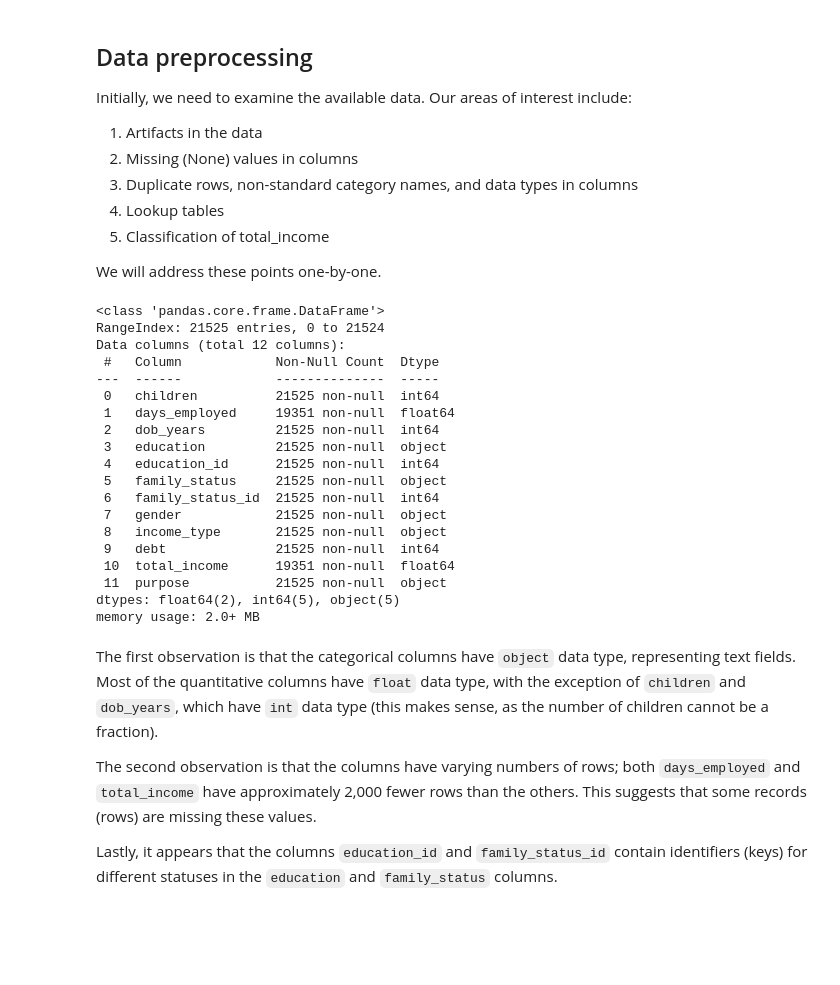
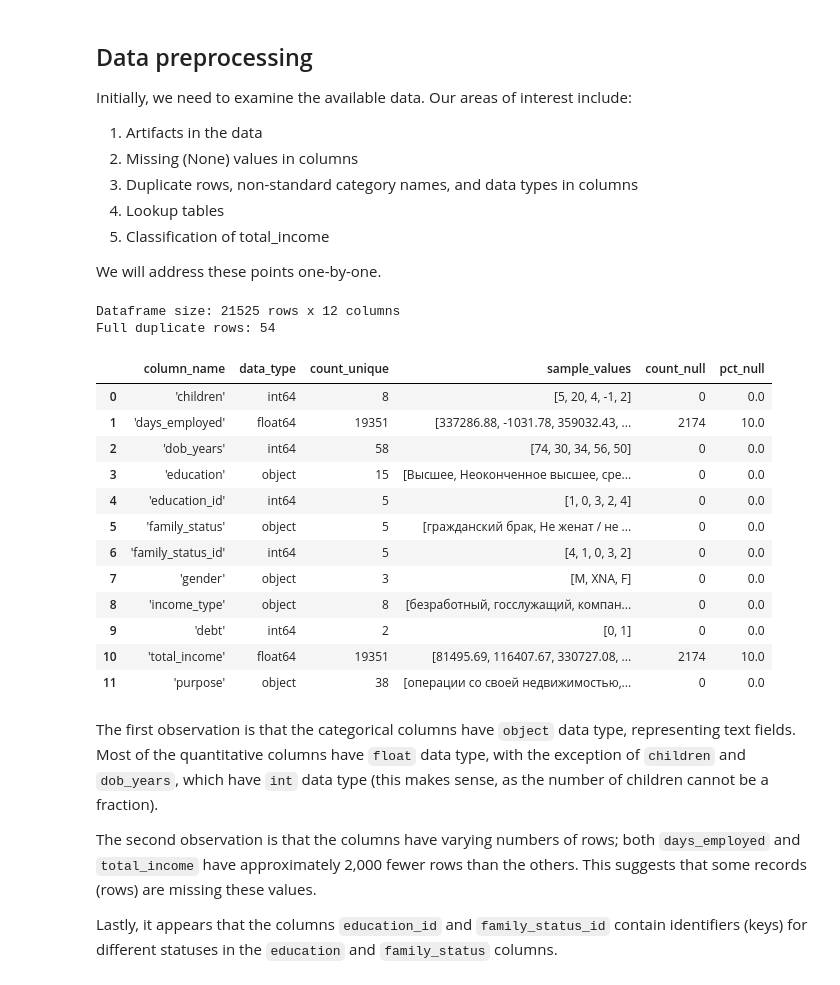
Before and after one commit to mskhmelik/yandex_data_analytics, a Jupyter notebook: Module_02/prj_credit_score.ipynb, the cells around one changed output. Saved outputs shown, nothing was run; the diff lists cells and outputs as text; code cells hidden in the pictures; blank space fills up the shorter version.

Commit message:
modified:   Module_02/prj_credit_score.ipynb changes:    added eda functions

```diff
--- a/Module_02/prj_credit_score.ipynb
+++ b/Module_02/prj_credit_score.ipynb
@@ -46,3 +45,39 @@ from itertools import product
 # %%
 FIG_WIDTH = 10 * 100
 FIG_HEIGHT = 5 * 100
+# %%
+def get_statistics(df: pd.DataFrame) -> pd.DataFrame:
+    """
+    Generate summary statistics for each column in a DataFrame.
+
+    Args:
+        df (pd.DataFrame): Input DataFrame.
+
+    Returns:
+        pd.DataFrame: DataFrame with column statistics, including column name, data type,
+                      count of unique values, a sample of unique values, null count, and
+                      percentage of null values.
+    """
+    rows_total = len(df)
+
+    stats_list = [
+        {
+            'column_name': f"'{column}'",
+            'data_type': str(df[column].dtype),
+            'count_unique': df[column].nunique(),
+            'sample_values': (
+                pd.Series(df[column].dropna().unique())
+                .sample(min(5, len(df[column].dropna().unique())))
+                .apply(lambda x: round(x, 2) if pd.api.types.is_numeric_dtype(df[column]) else x)
+                .tolist()
+            ),
+            'count_null': df[column].isnull().sum(),
+            'pct_null': round((df[column].isnull().sum() / rows_total) * 100, 0),
+        }
+        for column in df.columns
+    ]
+
+    # Convert the list of statistics to a DataFrame
+    print(f"Dataframe size: {df.shape[0]} rows x {df.shape[1]} columns")
+    print(f"Full duplicate rows: {df.duplicated().sum()}")
+    return pd.DataFrame(stats_list)
@@ -49,8 +139,8 @@ FIG_HEIGHT = 5 * 100
 # %%
 try:
-    raw_df = pd.read_csv('/datasets/data.csv')
+    raw_score = pd.read_csv('/datasets/data.csv')
 except:
-    raw_df = pd.read_csv('raw_credit_scoring.csv')
+    raw_score = pd.read_csv('raw_credit_scoring.csv')
 # %% [markdown]
 ## Data preprocessing
 
@@ -63,28 +153,24 @@ Initially, we need to examine the available data. Our areas of interest include:
 5. Classification of total_income
 
 We will address these points one-by-one.
-# %%
-raw_df.info()
-# %% [output]
-<class 'pandas.core.frame.DataFrame'>
-RangeIndex: 21525 entries, 0 to 21524
-Data columns (total 12 columns):
- #   Column            Non-Null Count  Dtype
----  ------            --------------  -----
- 0   children          21525 non-null  int64
- 1   days_employed     19351 non-null  float64
- 2   dob_years         21525 non-null  int64
- 3   education         21525 non-null  object
- 4   education_id      21525 non-null  int64
- 5   family_status     21525 non-null  object
- 6   family_status_id  21525 non-null  int64
- 7   gender            21525 non-null  object
- 8   income_type       21525 non-null  object
- 9   debt              21525 non-null  int64
- 10  total_income      19351 non-null  float64
- 11  purpose           21525 non-null  object
-dtypes: float64(2), int64(5), object(5)
-memory usage: 2.0+ MB
+# %%
+get_statistics(raw_score)
+# %% [output]
+Dataframe size: 21525 rows x 12 columns
+Full duplicate rows: 54
+|  | column_name | data_type | count_unique | sample_values | count_null | pct_null |
+| 0 | 'children' | int64 | 8 | [5, 20, 4, -1, 2] | 0 | 0.0 |
+| 1 | 'days_employed' | float64 | 19351 | [337286.88, -1031.78, 359032.43, ... | 2174 | 10.0 |
+| 2 | 'dob_years' | int64 | 58 | [74, 30, 34, 56, 50] | 0 | 0.0 |
+| 3 | 'education' | object | 15 | [Высшее, Неоконченное высшее, сре... | 0 | 0.0 |
+| 4 | 'education_id' | int64 | 5 | [1, 0, 3, 2, 4] | 0 | 0.0 |
+| 5 | 'family_status' | object | 5 | [гражданский брак, Не женат / не ... | 0 | 0.0 |
+| 6 | 'family_status_id' | int64 | 5 | [4, 1, 0, 3, 2] | 0 | 0.0 |
+| 7 | 'gender' | object | 3 | [M, XNA, F] | 0 | 0.0 |
+| 8 | 'income_type' | object | 8 | [безработный, госслужащий, компан... | 0 | 0.0 |
+| 9 | 'debt' | int64 | 2 | [0, 1] | 0 | 0.0 |
+| 10 | 'total_income' | float64 | 19351 | [81495.69, 116407.67, 330727.08, ... | 2174 | 10.0 |
+| 11 | 'purpose' | object | 38 | [операции со своей недвижимостью,... | 0 | 0.0 |
 # %% [markdown]
 The first observation is that the categorical columns have `object` data type, representing text fields. Most of the quantitative columns have `float` data type, with the exception of `children` and `dob_years`, which have `int` data type (this makes sense, as the number of children cannot be a fraction).
 
```
Also changed, not shown: parts of 3 cells of this notebook.
